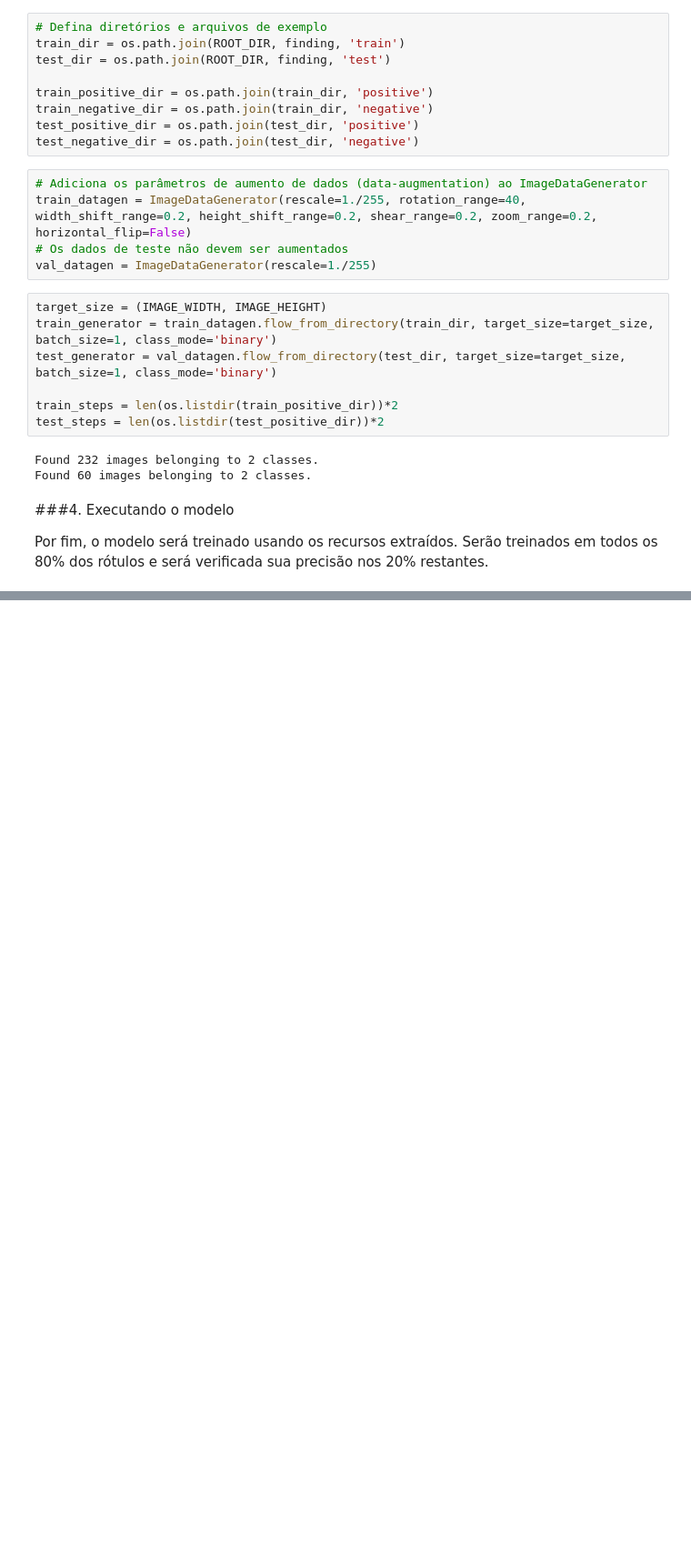
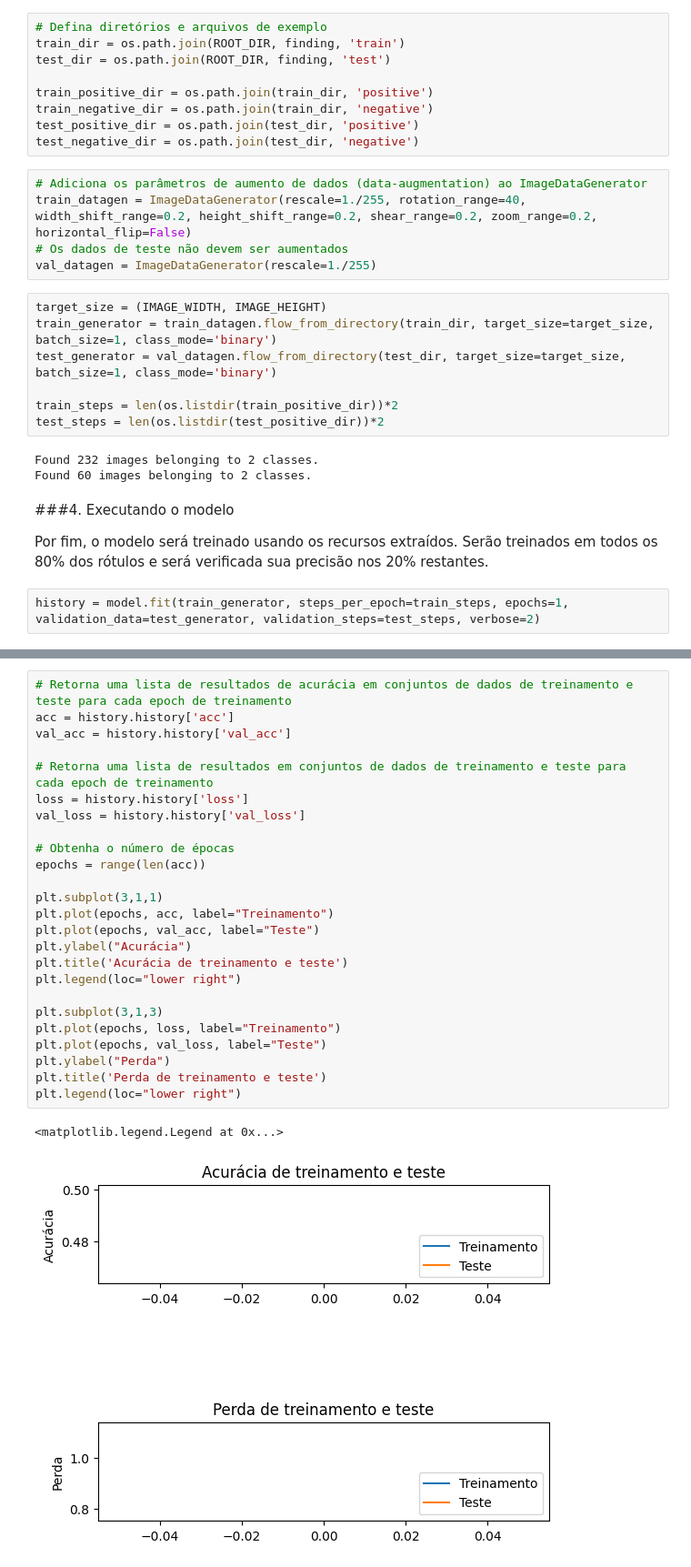
Before and after one commit to cvieirasp/medical-ai-models, a Jupyter notebook: MedicaAI_TensorFlow.ipynb, the cells around one changed output, grey strips where cells are left out. Shown at 91% size. Drawn from its saved outputs; the diff is of its cells as text; blank space fills up the shorter version.

Commit message:
Execução do modelo

```diff
--- a/MedicaAI_TensorFlow.ipynb
+++ b/MedicaAI_TensorFlow.ipynb
@@ -248,3 +251,5 @@ Found 60 images belonging to 2 classes.
 ###4. Executando o modelo
 
 Por fim, o modelo será treinado usando os recursos extraídos. Serão treinados em todos os 80% dos rótulos e será verificada sua precisão nos 20% restantes.
+# %%
+history = model.fit(train_generator, steps_per_epoch=train_steps, epochs=1, validation_data=test_generator, validation_steps=test_steps, verbose=2)
@@ -250,0 +258,28 @@ Por fim, o modelo será treinado usando os recursos extraídos. Serão treinados
+# %%
+# Retorna uma lista de resultados de acurácia em conjuntos de dados de treinamento e teste para cada epoch de treinamento
+acc = history.history['acc']
+val_acc = history.history['val_acc']
+
+# Retorna uma lista de resultados em conjuntos de dados de treinamento e teste para cada epoch de treinamento
+loss = history.history['loss']
+val_loss = history.history['val_loss']
+
+# Obtenha o número de épocas
+epochs = range(len(acc))
+
+plt.subplot(3,1,1)
+plt.plot(epochs, acc, label="Treinamento")
+plt.plot(epochs, val_acc, label="Teste")
+plt.ylabel("Acurácia")
+plt.title('Acurácia de treinamento e teste')
+plt.legend(loc="lower right")
+
+plt.subplot(3,1,3)
+plt.plot(epochs, loss, label="Treinamento")
+plt.plot(epochs, val_loss, label="Teste")
+plt.ylabel("Perda")
+plt.title('Perda de treinamento e teste')
+plt.legend(loc="lower right")
+# %% [output]
+<matplotlib.legend.Legend at 0x...>
+[figure, added]
```
Also changed, not shown: parts of 2 cells of this notebook.
